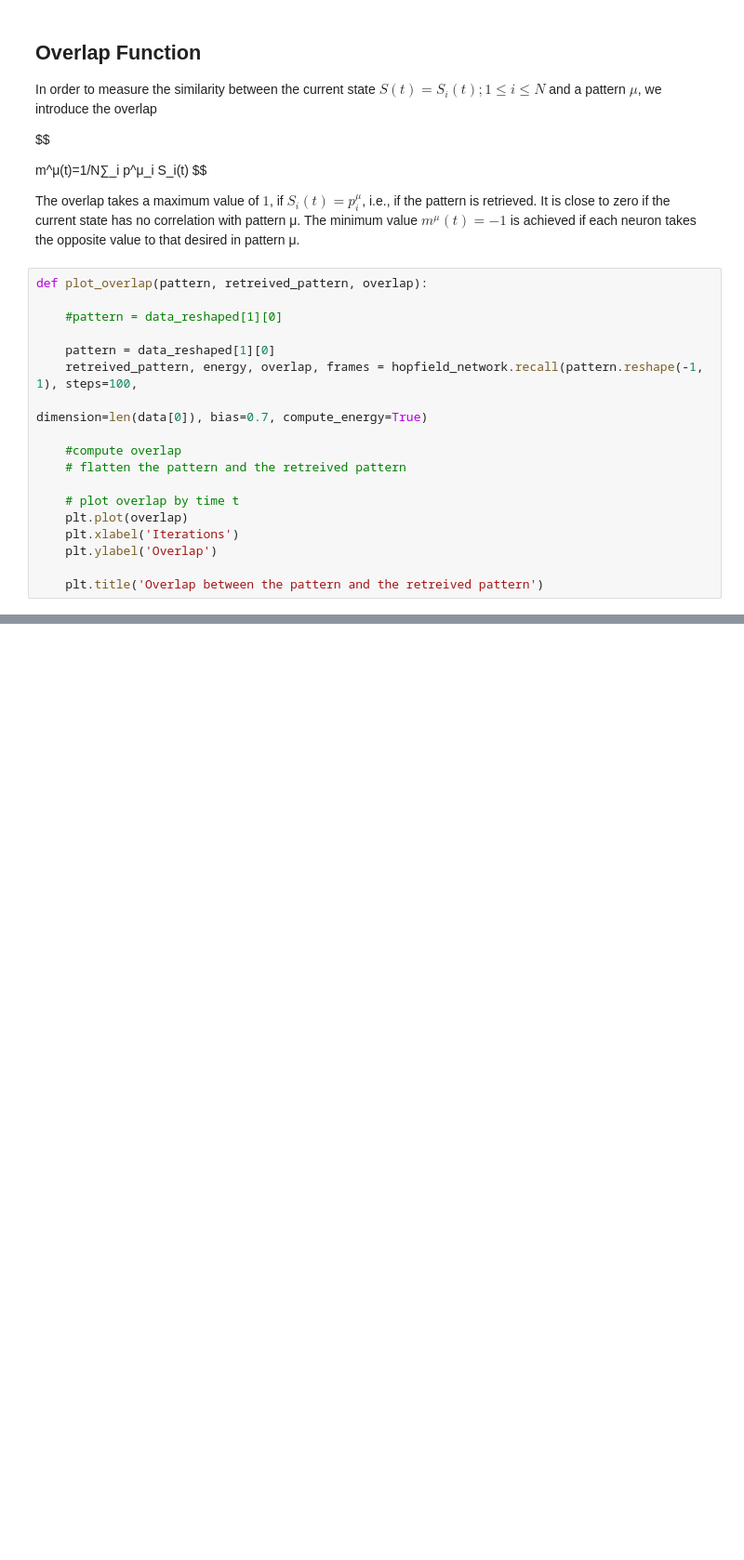
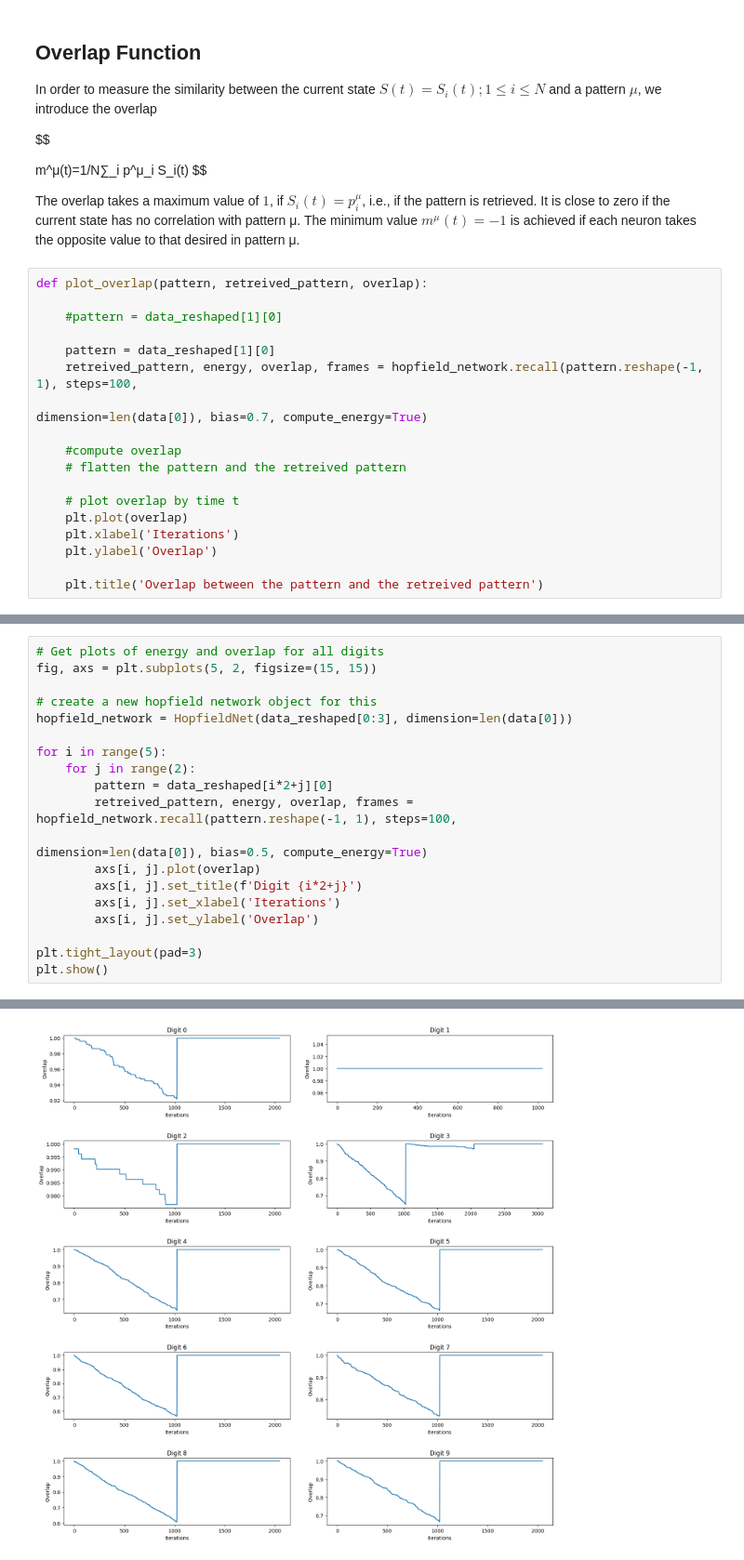
Before and after one commit to U-n-Own/UniversityNotes, a Jupyter notebook: Assignments/ComputationalNeuroscience/SecondAssignment/Hopfield.ipynb, the cells around one changed output, grey strips where cells are left out. Shown at 93% size. Cells and saved outputs as stored; diff of their text form; blank space fills up the shorter version.

```diff
--- a/Assignments/ComputationalNeuroscience/SecondAssignment/Hopfield.ipynb
+++ b/Assignments/ComputationalNeuroscience/SecondAssignment/Hopfield.ipynb
@@ -168,0 +173,20 @@ Pattern converged after 1 steps
+# %%
+# Get plots of energy and overlap for all digits
+fig, axs = plt.subplots(5, 2, figsize=(15, 15))
+
+# create a new hopfield network object for this
+hopfield_network = HopfieldNet(data_reshaped[0:3], dimension=len(data[0]))
+
+for i in range(5):
+    for j in range(2):
+        pattern = data_reshaped[i*2+j][0]
+        retreived_pattern, energy, overlap, frames = hopfield_network.recall(pattern.reshape(-1, 1), steps=100,
+                                                                             dimension=len(data[0]), bias=0.5, compute_energy=True)
+        axs[i, j].plot(overlap)
+        axs[i, j].set_title(f'Digit {i*2+j}')
+        axs[i, j].set_xlabel('Iterations')
+        axs[i, j].set_ylabel('Overlap')
+
+plt.tight_layout(pad=3)
+plt.show()
+# %% [output]
@@ -168,0 +210 @@ Pattern converged after 1 steps
+[figure, added]
```
Also changed, not shown: parts of 8 cells of this notebook.
